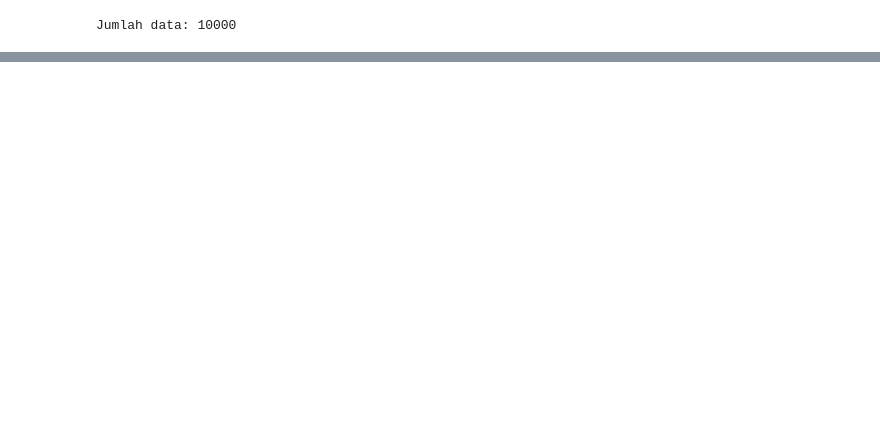
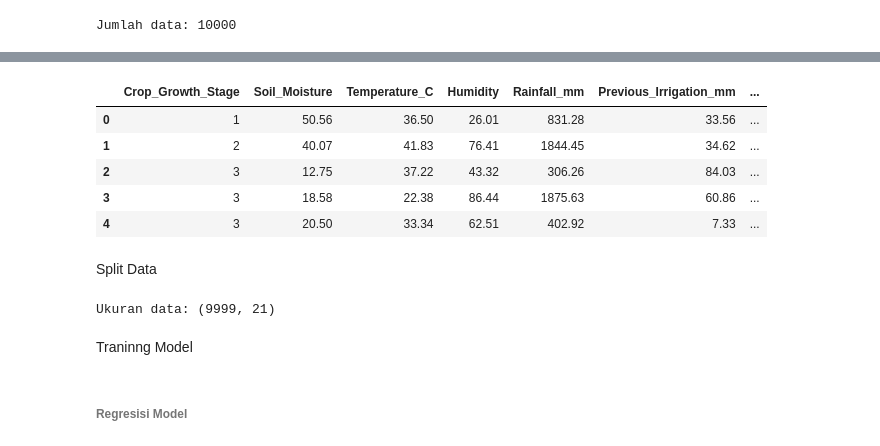
Before and after one commit to julian34/Smart-Irrigation-Model, a Jupyter notebook: Uji.ipynb, the cells around one changed output, grey strips where cells are left out. Cells and saved outputs as stored; diff of their text form; code cells hidden in the pictures; blank space fills up the shorter version.

Commit message:
Tahap Awal - Model Untuk Prediksi Penggunaan Air

```diff
--- a/Uji.ipynb
+++ b/Uji.ipynb
@@ -43,26 +76,26 @@ Jumlah data: 10000
 df['Previous_Irrigation_mm_diff'] = df['Previous_Irrigation_mm'].diff()
 df = df.dropna()
 # %%
-df['lag1'] = df['Previous_Irrigation_mm'].shift(1)
-df['lag2'] = df['Previous_Irrigation_mm'].shift(2)
-df['lag3'] = df['Previous_Irrigation_mm'].shift(3)
-df['lag4'] = df['Previous_Irrigation_mm'].shift(4)
-df['lag5'] = df['Previous_Irrigation_mm'].shift(5)
-df['lag6'] = df['Previous_Irrigation_mm_diff'].shift(6)
-df['lag7'] = df['Previous_Irrigation_mm_diff'].shift(7)
-df['lag8'] = df['Previous_Irrigation_mm_diff'].shift(8)
+# df['lag1'] = df['Previous_Irrigation_mm'].shift(1)
+# df['lag2'] = df['Previous_Irrigation_mm'].shift(2)
+# df['lag3'] = df['Previous_Irrigation_mm'].shift(3)
+# df['lag4'] = df['Previous_Irrigation_mm'].shift(4)
+# df['lag5'] = df['Previous_Irrigation_mm'].shift(5)
+# df['lag6'] = df['Previous_Irrigation_mm_diff'].shift(6)
+# df['lag7'] = df['Previous_Irrigation_mm_diff'].shift(7)
+# df['lag8'] = df['Previous_Irrigation_mm_diff'].shift(8)
 # %%
 # rolling mean untuk bantu baca pola lokal
-df['rolling_mean_3'] = df['Previous_Irrigation_mm'].rolling(3).mean()
-df['rolling_mean_5'] = df['Previous_Irrigation_mm'].rolling(5).mean()
-df['rolling_mean_10'] = df['Previous_Irrigation_mm'].rolling(10).mean()
+# df['rolling_mean_3'] = df['Previous_Irrigation_mm'].rolling(3).mean()
+# df['rolling_mean_5'] = df['Previous_Irrigation_mm'].rolling(5).mean()
+# df['rolling_mean_10'] = df['Previous_Irrigation_mm'].rolling(10).mean()
 # %%
-df['rolling_std_5'] = df['Previous_Irrigation_mm_diff'].rolling(5).std()
+# df['rolling_std_5'] = df['Previous_Irrigation_mm_diff'].rolling(5).std()
 # 🔥 perubahan cepat (momentum)
-df['diff2'] = df['Previous_Irrigation_mm_diff'].diff(1)
+# df['diff2'] = df['Previous_Irrigation_mm_diff'].diff(1)
 
 # 🔥 max/min lokal
-df['rolling_max_5'] = df['Previous_Irrigation_mm_diff'].rolling(5).max()
-df['rolling_min_5'] = df['Previous_Irrigation_mm_diff'].rolling(5).min()
+# df['rolling_max_5'] = df['Previous_Irrigation_mm_diff'].rolling(5).max()
+# df['rolling_min_5'] = df['Previous_Irrigation_mm_diff'].rolling(5).min()
 # %%
 df = df.dropna().reset_index(drop=True)
@@ -201,0 +222,8 @@ Feature Importance:
+# %%
+df_data = df[['Crop_Growth_Stage','Soil_Moisture','Temperature_C','Humidity','Rainfall_mm','Previous_Irrigation_mm','Irrigation_Need']]
+print(df_data.columns)
+# data = pd.DataFrame({
+#     'luas (m2)' : [50,60,70,80,90,100],
+#     'Harga (juta)' : [150,180,200,220,240,270]
+# })
+# print(data.columns)
@@ -201,0 +253,32 @@ Feature Importance:
+# %%
+df_data.head(5)
+# %% [output]
+|  | Crop_Growth_Stage | Soil_Moisture | Temperature_C | Humidity | Rainfall_mm | Previous_Irrigation_mm | ... |
+| 0 | 1 | 50.56 | 36.50 | 26.01 | 831.28 | 33.56 | ... |
+| 1 | 2 | 40.07 | 41.83 | 76.41 | 1844.45 | 34.62 | ... |
+| 2 | 3 | 12.75 | 37.22 | 43.32 | 306.26 | 84.03 | ... |
+| 3 | 3 | 18.58 | 22.38 | 86.44 | 1875.63 | 60.86 | ... |
+| 4 | 3 | 20.50 | 33.34 | 62.51 | 402.92 | 7.33 | ... |
+# %% [markdown]
+Split Data
+# %%
+X = df[[
+    'Crop_Growth_Stage',
+    'Soil_Moisture',
+    'Temperature_C',
+    'Humidity',
+    'Rainfall_mm',
+    'Previous_Irrigation_mm'
+]]
+
+y = df[['Irrigation_Need']]
+X_train, X_test, y_train, y_test = train_test_split(
+    X, y, test_size=0.3, random_state=1
+)
+print("Ukuran data:", df.shape)
+# %% [output]
+Ukuran data: (9999, 21)
+# %% [markdown]
+Traninng Model
+# %% [markdown]
+<h6>Regresisi Model</h6>
```
Also changed, not shown: parts of 40 cells of this notebook, 2 other files.
